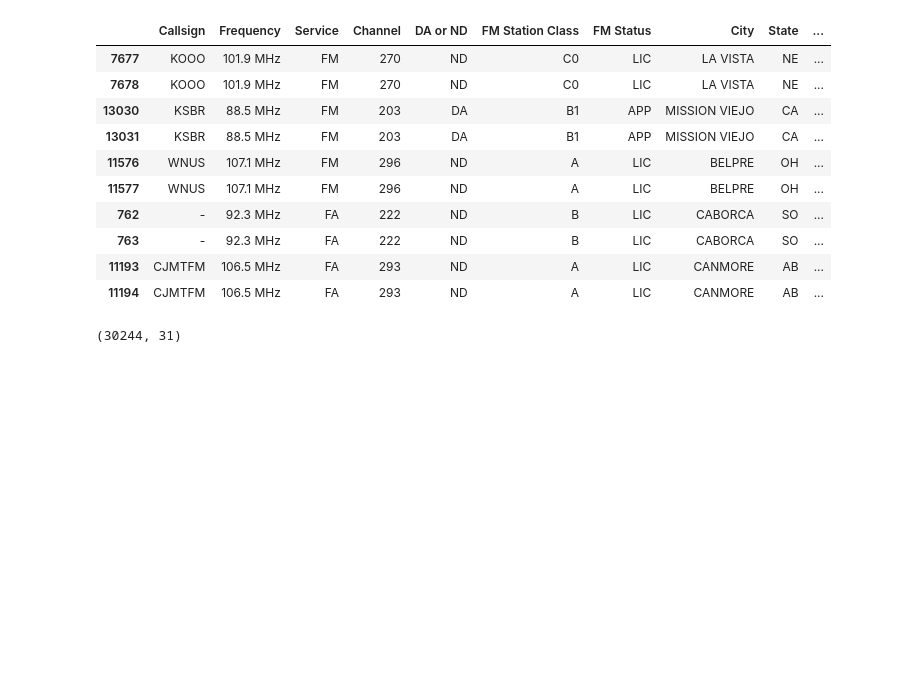
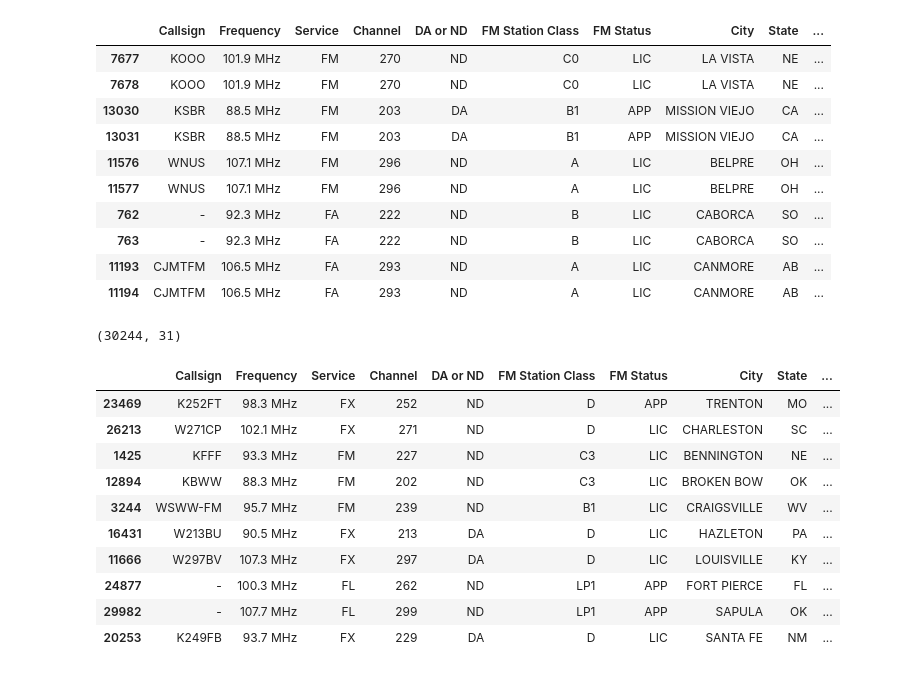
Before and after one commit to seanhulseman/FM-Broadcast-Landscape, a Jupyter notebook: code/radio_landscape_1.ipynb, the cells around one changed output. Saved outputs shown, nothing was run; the diff lists cells and outputs as text; code cells hidden in the pictures; blank space fills up the shorter version.

```diff
--- a/code/radio_landscape_1.ipynb
+++ b/code/radio_landscape_1.ipynb
@@ -312,0 +313,16 @@ df.to_csv('../data/labeled_decimal_all_FM.csv', index=False)
+# %%
+# read in csv to test
+df = pd.read_csv('../data/FM_stations_labeled.csv')
+df.sample(10)
+# %% [output]
+|  | Callsign | Frequency | Service | Channel | DA or ND | FM Station Class | FM Status | City | State | ... |
+| 23469 | K252FT | 98.3 MHz | FX | 252 | ND | D | APP | TRENTON | MO | ... |
+| 26213 | W271CP | 102.1 MHz | FX | 271 | ND | D | LIC | CHARLESTON | SC | ... |
+| 1425 | KFFF | 93.3 MHz | FM | 227 | ND | C3 | LIC | BENNINGTON | NE | ... |
+| 12894 | KBWW | 88.3 MHz | FM | 202 | ND | C3 | LIC | BROKEN BOW | OK | ... |
+| 3244 | WSWW-FM | 95.7 MHz | FM | 239 | ND | B1 | LIC | CRAIGSVILLE | WV | ... |
+| 16431 | W213BU | 90.5 MHz | FX | 213 | DA | D | LIC | HAZLETON | PA | ... |
+| 11666 | W297BV | 107.3 MHz | FX | 297 | DA | D | LIC | LOUISVILLE | KY | ... |
+| 24877 | - | 100.3 MHz | FL | 262 | ND | LP1 | APP | FORT PIERCE | FL | ... |
+| 29982 | - | 107.7 MHz | FL | 299 | ND | LP1 | APP | SAPULA | OK | ... |
+| 20253 | K249FB | 93.7 MHz | FX | 229 | DA | D | LIC | SANTA FE | NM | ... |
```
Also changed, not shown: parts of 4 cells of this notebook, 11 other files.
